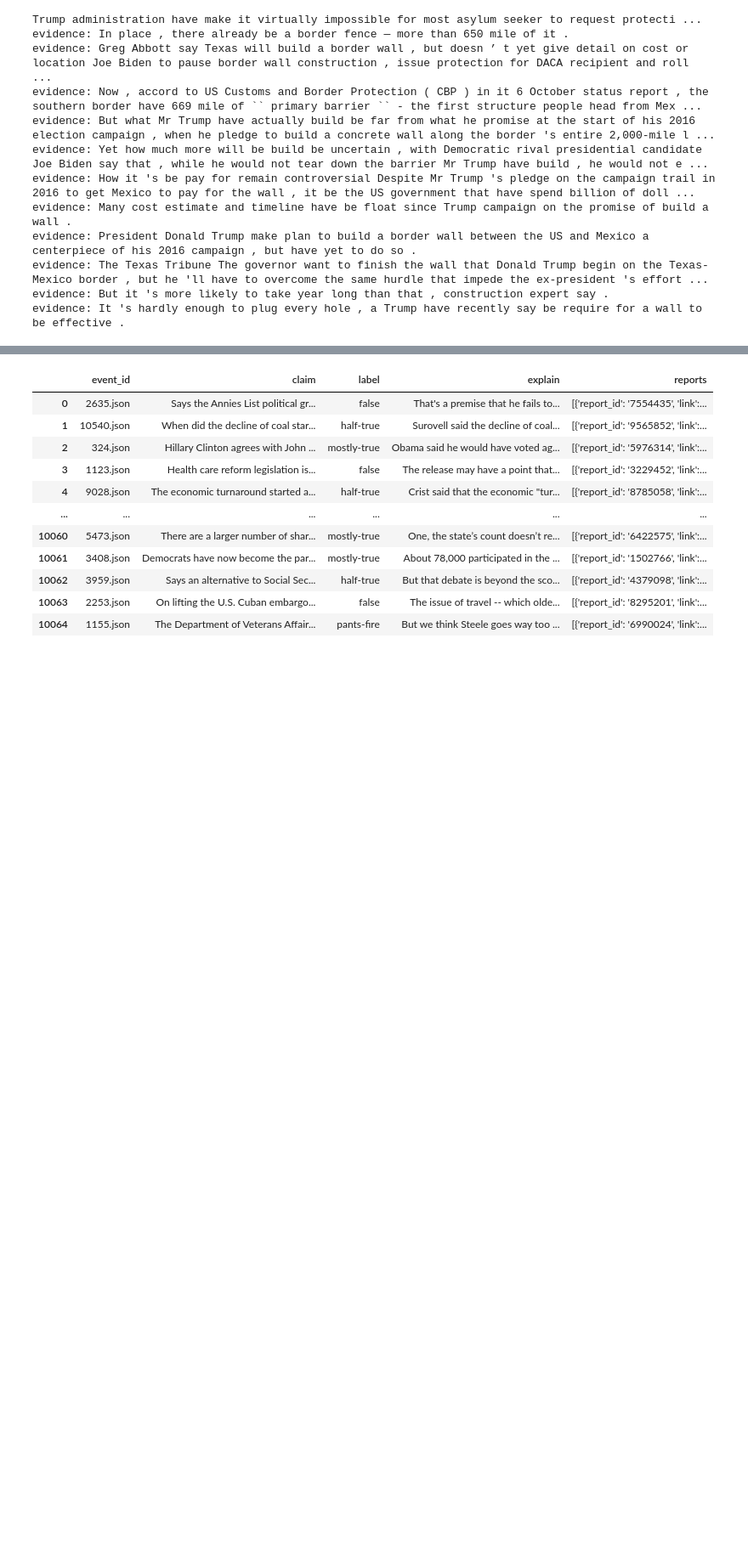
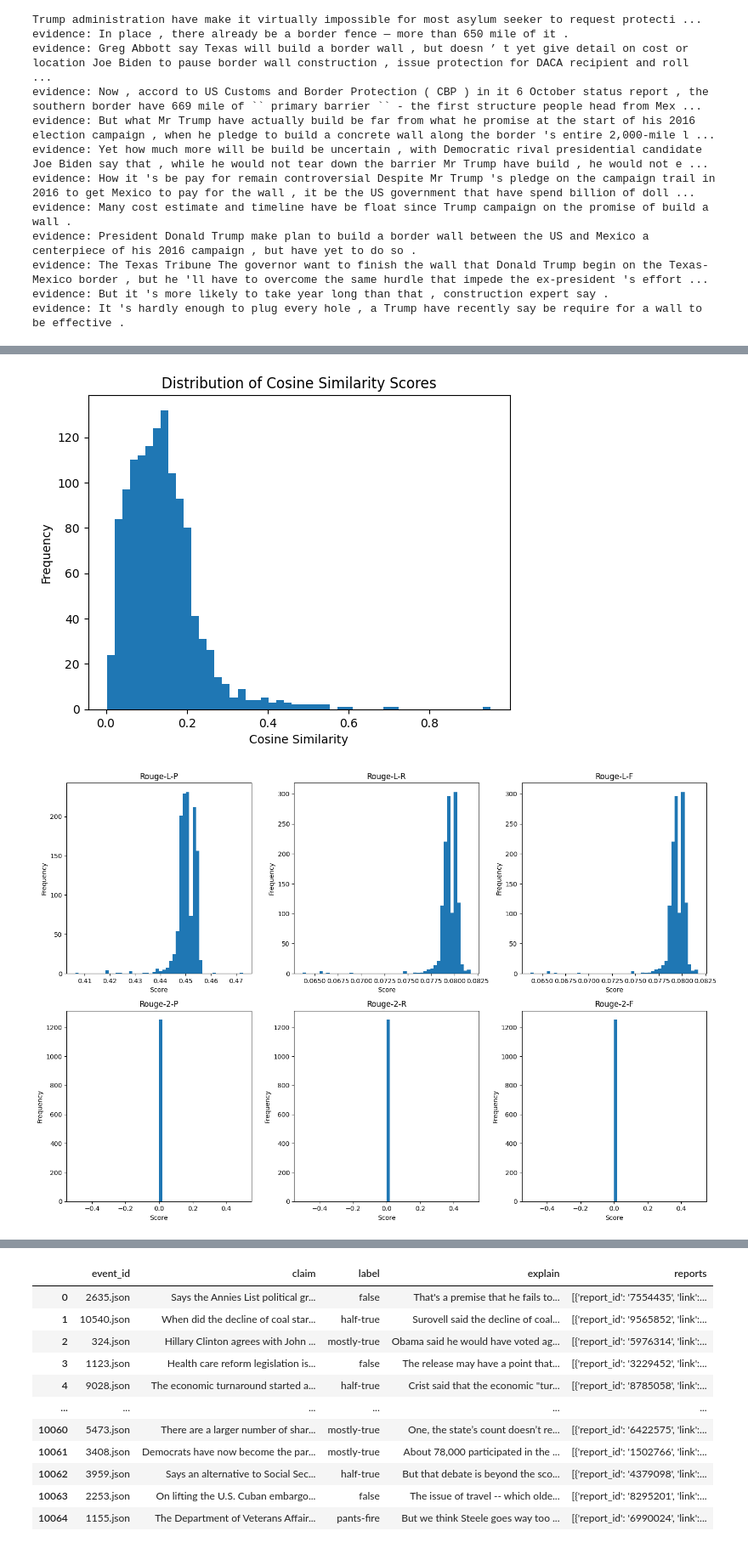
Before and after one commit to NoAtmosphere0/TextUMC-training, a Jupyter notebook: notebooks/EDA.ipynb, the cells around one changed output, grey strips where cells are left out. Shown at 85% size. Cells and saved outputs as stored; diff of their text form; code cells hidden in the pictures; blank space fills up the shorter version.

```diff
--- a/notebooks/EDA.ipynb
+++ b/notebooks/EDA.ipynb
@@ -74,0 +236,66 @@ evidence: It 's hardly enough to plug every hole , a Trump have recently say be
+# %%
+
+# plot the distribution of the scores
+import matplotlib.pyplot as plt
+
+similarity_scores = [result["similarity"] for result in results]
+rouge_scores = [result["rouge"] for result in results]
+
+plt.hist(similarity_scores, bins=50)
+plt.xlabel("Cosine Similarity")
+plt.ylabel("Frequency")
+plt.title("Distribution of Cosine Similarity Scores")
+plt.show()
+
+# Extract individual ROUGE scores
+rouge_l_p_scores = [score['Rouge-L-P'] for score in rouge_scores]
+rouge_l_r_scores = [score['Rouge-L-R'] for score in rouge_scores]
+rouge_l_f_scores = [score['Rouge-L-F'] for score in rouge_scores]
+rouge_2_p_scores = [score['Rouge-2-P'] for score in rouge_scores]
+rouge_2_r_scores = [score['Rouge-2-R'] for score in rouge_scores]
+rouge_2_f_scores = [score['Rouge-2-F'] for score in rouge_scores]
+
+# Create a grid of plots
+fig, axes = plt.subplots(2, 3, figsize=(15, 10))
+
+# Plot Rouge-L-P
+axes[0, 0].hist(rouge_l_p_scores, bins=50)
+axes[0, 0].set_title('Rouge-L-P')
+axes[0, 0].set_xlabel('Score')
+axes[0, 0].set_ylabel('Frequency')
+
+# Plot Rouge-L-R
+axes[0, 1].hist(rouge_l_r_scores, bins=50)
+axes[0, 1].set_title('Rouge-L-R')
+axes[0, 1].set_xlabel('Score')
+axes[0, 1].set_ylabel('Frequency')
+
+# Plot Rouge-L-F
+axes[0, 2].hist(rouge_l_f_scores, bins=50)
+axes[0, 2].set_title('Rouge-L-F')
+axes[0, 2].set_xlabel('Score')
+axes[0, 2].set_ylabel('Frequency')
+
+# Plot Rouge-2-P
+axes[1, 0].hist(rouge_2_p_scores, bins=50)
+axes[1, 0].set_title('Rouge-2-P')
+axes[1, 0].set_xlabel('Score')
+axes[1, 0].set_ylabel('Frequency')
+
+# Plot Rouge-2-R
+axes[1, 1].hist(rouge_2_r_scores, bins=50)
+axes[1, 1].set_title('Rouge-2-R')
+axes[1, 1].set_xlabel('Score')
+axes[1, 1].set_ylabel('Frequency')
+
+# Plot Rouge-2-F
+axes[1, 2].hist(rouge_2_f_scores, bins=50)
+axes[1, 2].set_title('Rouge-2-F')
+axes[1, 2].set_xlabel('Score')
+axes[1, 2].set_ylabel('Frequency')
+
+plt.tight_layout()
+plt.show()
+# %% [output]
+[figure, added]
+[figure, added]
```
Also changed, not shown: parts of 9 cells of this notebook, 8 other files.
